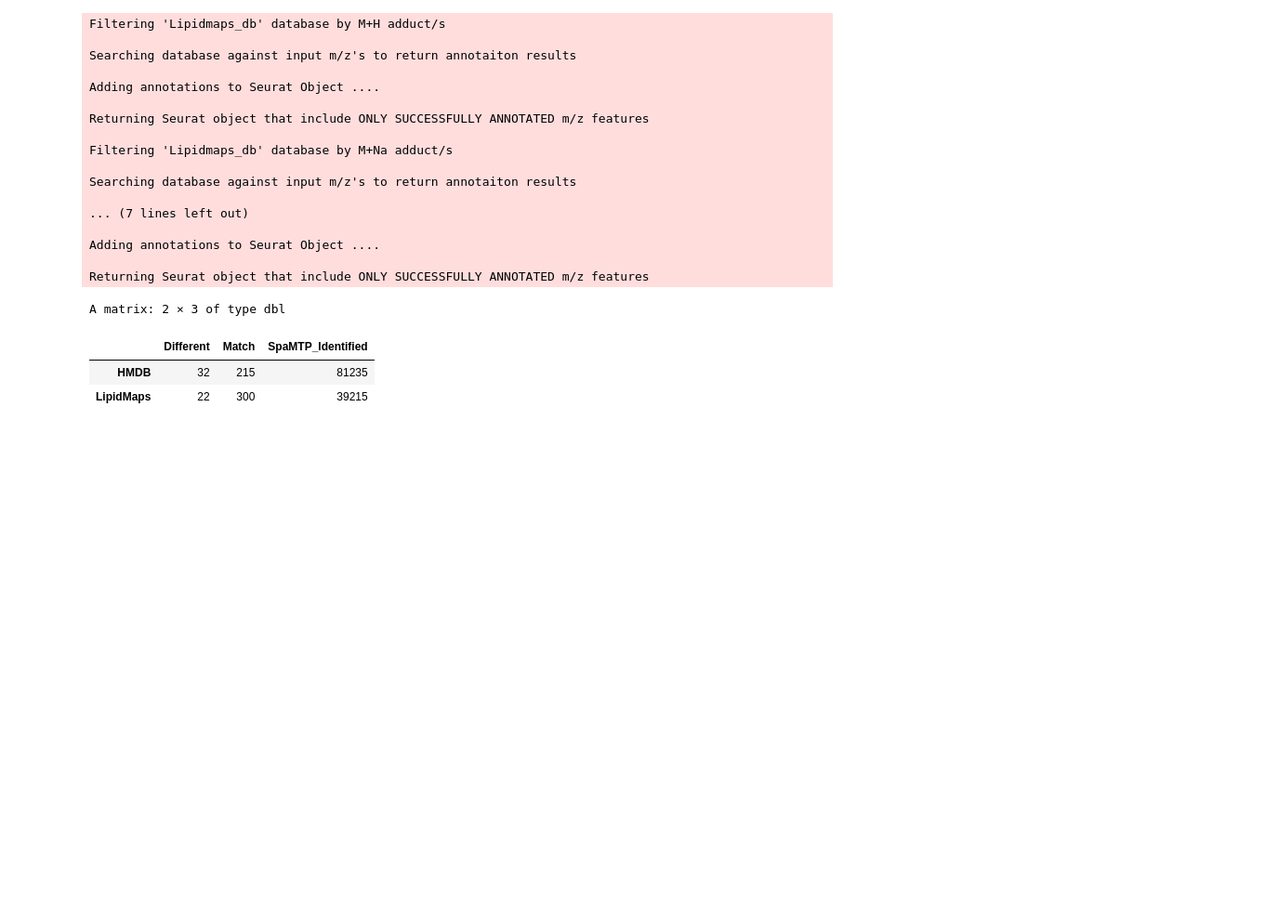
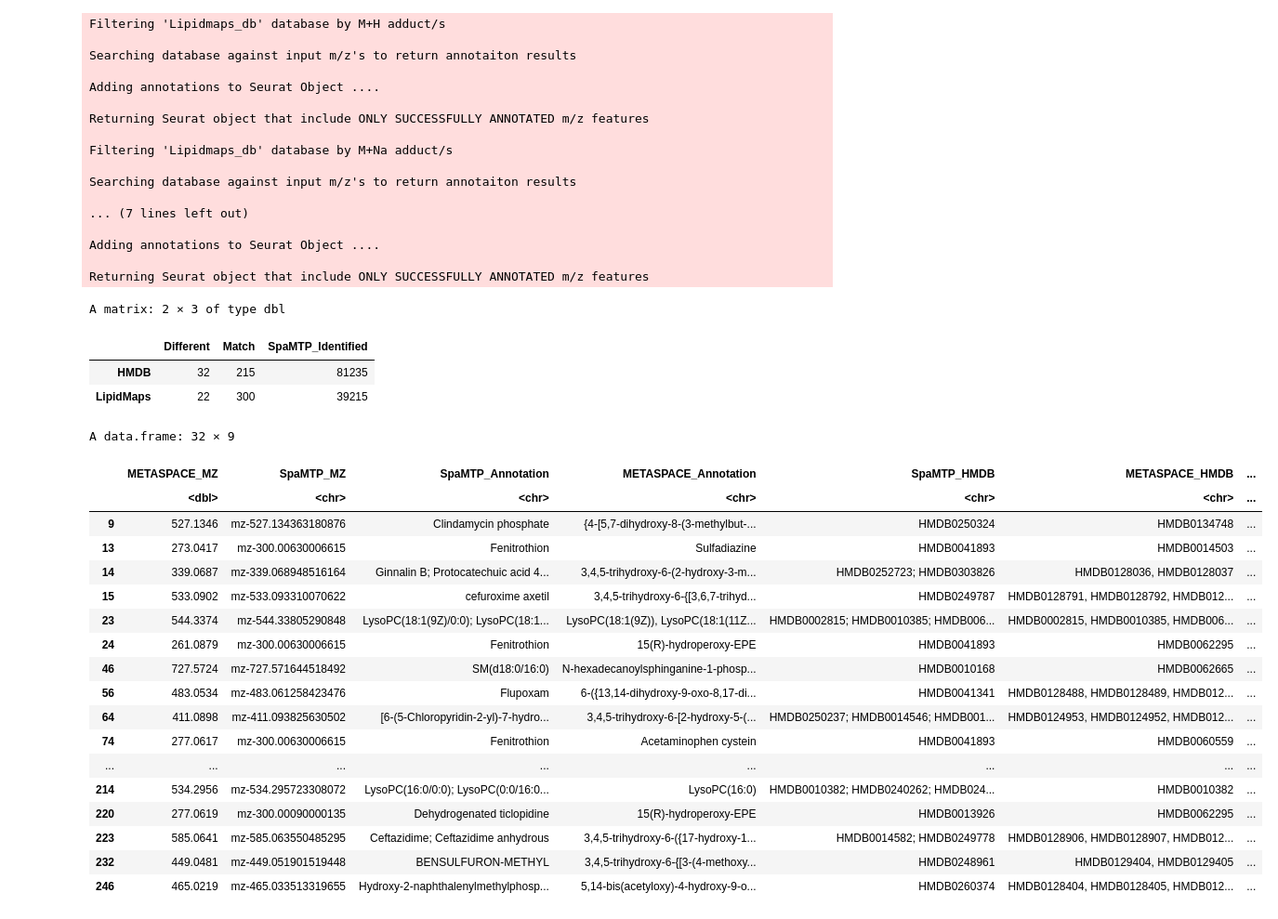
Before and after one commit to agc888/GML_SpaMTP, a Jupyter notebook: METASPACE_comparision.ipynb, the cells around one changed output. Shown at 93% size. Drawn from its saved outputs; the diff is of its cells as text; code cells hidden in the pictures; blank space fills up the shorter version.

```diff
--- a/METASPACE_comparision.ipynb
+++ b/METASPACE_comparision.ipynb
@@ -299,0 +318,2 @@ A matrix: 2 × 3 of type dbl
+# %%
+merged_df <- bind_rows(HMDB_list)
@@ -299,0 +322,22 @@ A matrix: 2 × 3 of type dbl
+# %%
+merged_df[merged_df$Annotation_Overlap == "FALSE",]
+# %% [output]
+A data.frame: 32 × 9
+|  | METASPACE_MZ | SpaMTP_MZ | SpaMTP_Annotation | METASPACE_Annotation | SpaMTP_HMDB | METASPACE_HMDB | ... |
+|  | <dbl> | <chr> | <chr> | <chr> | <chr> | <chr> | ... |
+| 9 | 527.1346 | mz-527.134363180876 | Clindamycin phosphate | {4-[5,7-dihydroxy-8-(3-methylbut-... | HMDB0250324 | HMDB0134748 | ... |
+| 13 | 273.0417 | mz-300.00630006615 | Fenitrothion | Sulfadiazine | HMDB0041893 | HMDB0014503 | ... |
+| 14 | 339.0687 | mz-339.068948516164 | Ginnalin B; Protocatechuic acid 4... | 3,4,5-trihydroxy-6-(2-hydroxy-3-m... | HMDB0252723; HMDB0303826 | HMDB0128036, HMDB0128037 | ... |
+| 15 | 533.0902 | mz-533.093310070622 | cefuroxime axetil | 3,4,5-trihydroxy-6-{[3,6,7-trihyd... | HMDB0249787 | HMDB0128791, HMDB0128792, HMDB012... | ... |
+| 23 | 544.3374 | mz-544.33805290848 | LysoPC(18:1(9Z)/0:0); LysoPC(18:1... | LysoPC(18:1(9Z)), LysoPC(18:1(11Z... | HMDB0002815; HMDB0010385; HMDB006... | HMDB0002815, HMDB0010385, HMDB006... | ... |
+| 24 | 261.0879 | mz-300.00630006615 | Fenitrothion | 15(R)-hydroperoxy-EPE | HMDB0041893 | HMDB0062295 | ... |
+| 46 | 727.5724 | mz-727.571644518492 | SM(d18:0/16:0) | N-hexadecanoylsphinganine-1-phosp... | HMDB0010168 | HMDB0062665 | ... |
+| 56 | 483.0534 | mz-483.061258423476 | Flupoxam | 6-({13,14-dihydroxy-9-oxo-8,17-di... | HMDB0041341 | HMDB0128488, HMDB0128489, HMDB012... | ... |
+| 64 | 411.0898 | mz-411.093825630502 | [6-(5-Chloropyridin-2-yl)-7-hydro... | 3,4,5-trihydroxy-6-[2-hydroxy-5-(... | HMDB0250237; HMDB0014546; HMDB001... | HMDB0124953, HMDB0124952, HMDB012... | ... |
+| 74 | 277.0617 | mz-300.00630006615 | Fenitrothion | Acetaminophen cystein | HMDB0041893 | HMDB0060559 | ... |
+| ... | ... | ... | ... | ... | ... | ... | ... |
+| 214 | 534.2956 | mz-534.295723308072 | LysoPC(16:0/0:0); LysoPC(0:0/16:0... | LysoPC(16:0) | HMDB0010382; HMDB0240262; HMDB024... | HMDB0010382 | ... |
+| 220 | 277.0619 | mz-300.00090000135 | Dehydrogenated ticlopidine | 15(R)-hydroperoxy-EPE | HMDB0013926 | HMDB0062295 | ... |
+| 223 | 585.0641 | mz-585.063550485295 | Ceftazidime; Ceftazidime anhydrous | 3,4,5-trihydroxy-6-({17-hydroxy-1... | HMDB0014582; HMDB0249778 | HMDB0128906, HMDB0128907, HMDB012... | ... |
+| 232 | 449.0481 | mz-449.051901519448 | BENSULFURON-METHYL | 3,4,5-trihydroxy-6-{[3-(4-methoxy... | HMDB0248961 | HMDB0129404, HMDB0129405 | ... |
+| 246 | 465.0219 | mz-465.033513319655 | Hydroxy-2-naphthalenylmethylphosp... | 5,14-bis(acetyloxy)-4-hydroxy-9-o... | HMDB0260374 | HMDB0128404, HMDB0128405, HMDB012... | ... |
```
Also changed, not shown: parts of 4 cells of this notebook, 1 other file.
